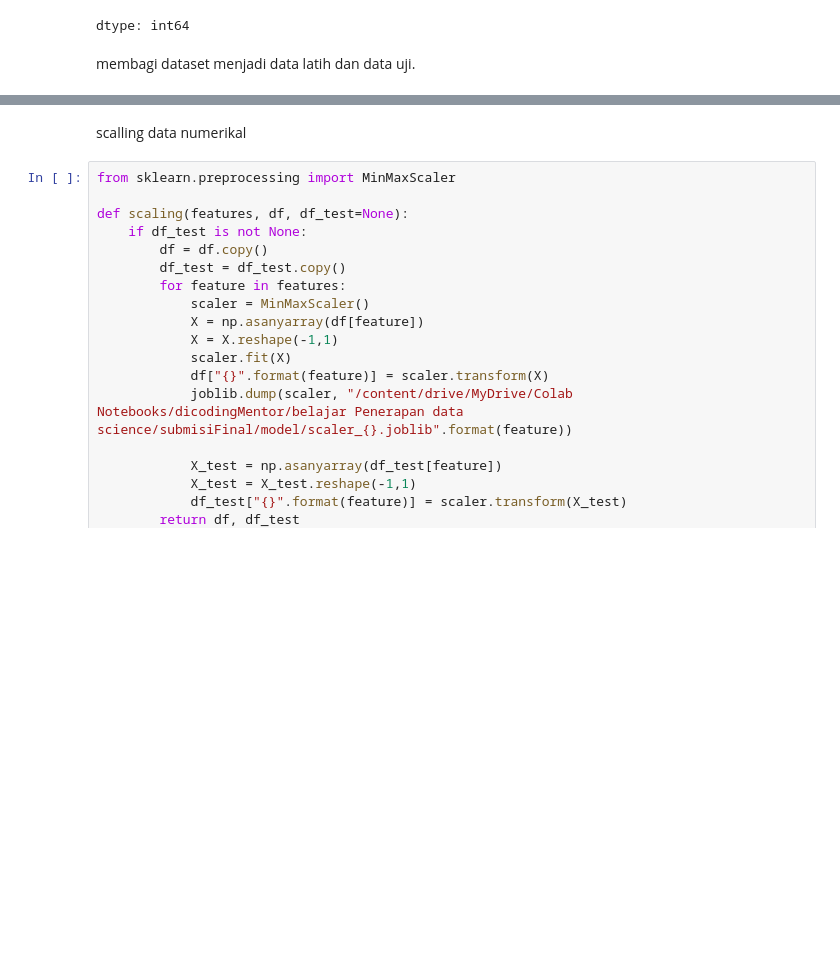
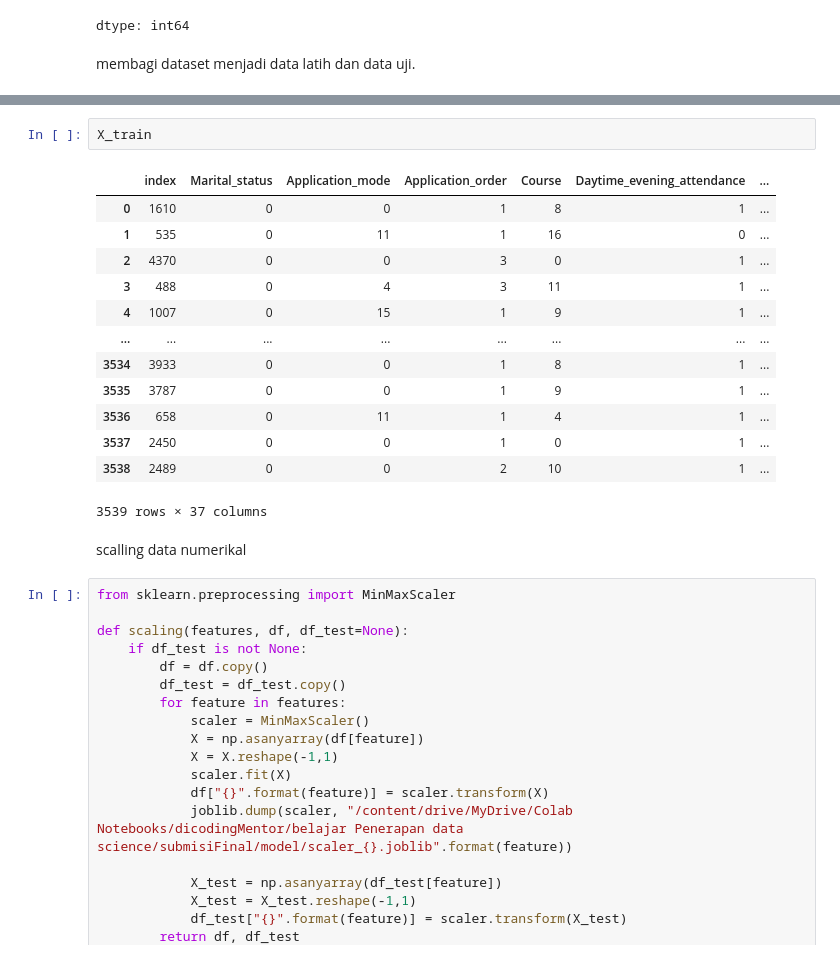
Before and after one commit to ImamSyabana/penerapan_DataScience_final, a Jupyter notebook: Final_submisi_penerapan_dataScience.ipynb, the cells around one changed output, grey strips where cells are left out. Cells and saved outputs as stored; diff of their text form; blank space fills up the shorter version.

```diff
--- a/Final_submisi_penerapan_dataScience.ipynb
+++ b/Final_submisi_penerapan_dataScience.ipynb
@@ -379,5 +412,21 @@ print(y_test.shape)
 (3539,)
 (885,)
+# %%
+X_train
+# %% [output]
+|  | index | Marital_status | Application_mode | Application_order | Course | Daytime_evening_attendance | ... |
+| 0 | 1610 | 0 | 0 | 1 | 8 | 1 | ... |
+| 1 | 535 | 0 | 11 | 1 | 16 | 0 | ... |
+| 2 | 4370 | 0 | 0 | 3 | 0 | 1 | ... |
+| 3 | 488 | 0 | 4 | 3 | 11 | 1 | ... |
+| 4 | 1007 | 0 | 15 | 1 | 9 | 1 | ... |
+| ... | ... | ... | ... | ... | ... | ... | ... |
+| 3534 | 3933 | 0 | 0 | 1 | 8 | 1 | ... |
+| 3535 | 3787 | 0 | 0 | 1 | 9 | 1 | ... |
+| 3536 | 658 | 0 | 11 | 1 | 4 | 1 | ... |
+| 3537 | 2450 | 0 | 0 | 1 | 0 | 1 | ... |
+| 3538 | 2489 | 0 | 0 | 2 | 10 | 1 | ... |
+3539 rows × 37 columns
 # %% [markdown]
 
 scalling data numerikal
```
Also changed, not shown: parts of 16 cells of this notebook.
